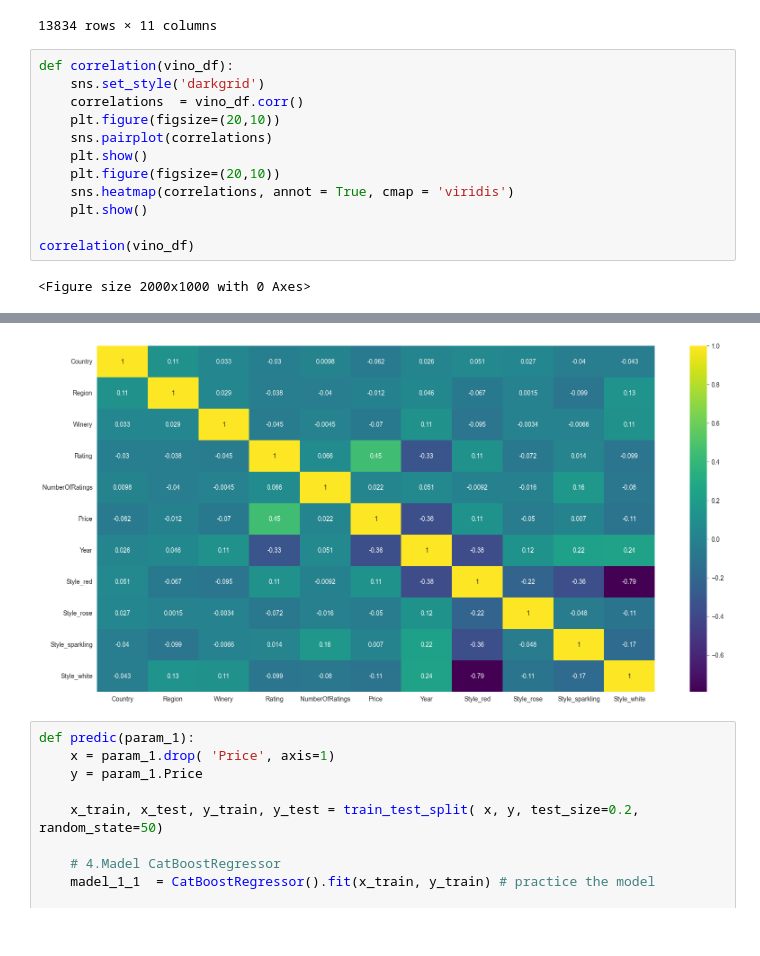
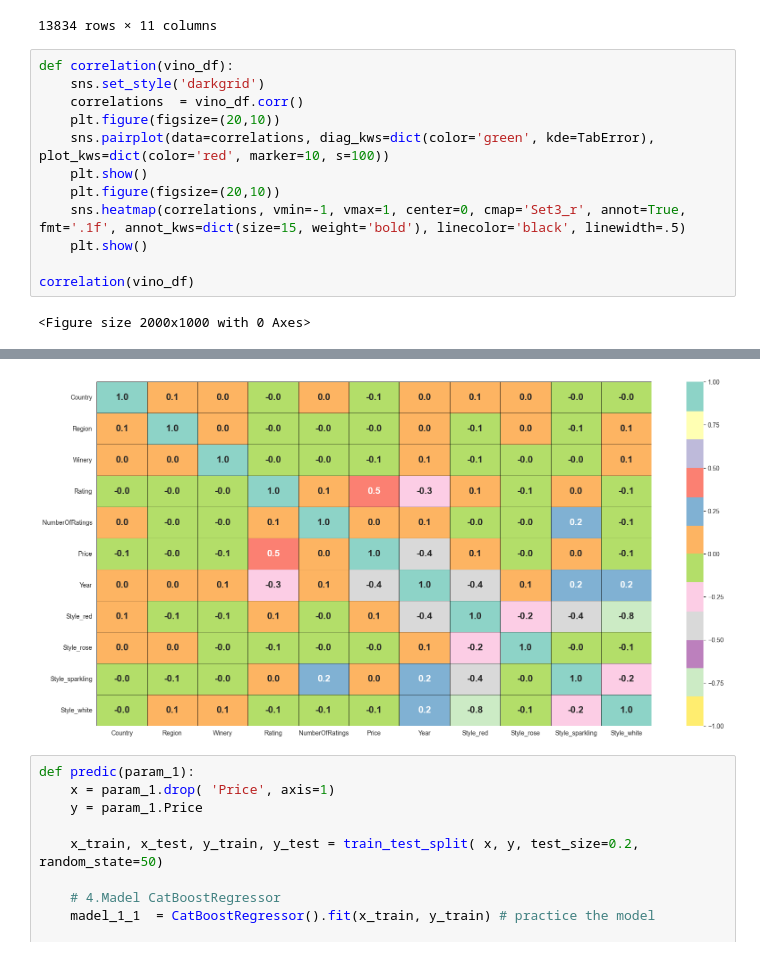
Before and after one commit to abd1bayev/My-Vivino, a Jupyter notebook: my_vivino.ipynb, the cells around one changed output, grey strips where cells are left out. Cells and saved outputs as stored; diff of their text form.

```diff
--- a/my_vivino.ipynb
+++ b/my_vivino.ipynb
@@ -170,10 +170,10 @@ def correlation(vino_df):
     sns.set_style('darkgrid')
     correlations  = vino_df.corr()
     plt.figure(figsize=(20,10))
-    sns.pairplot(correlations)
+    sns.pairplot(data=correlations, diag_kws=dict(color='green', kde=TabError), plot_kws=dict(color='red', marker=10, s=100))
     plt.show()
     plt.figure(figsize=(20,10))
-    sns.heatmap(correlations, annot = True, cmap = 'viridis')
+    sns.heatmap(correlations, vmin=-1, vmax=1, center=0, cmap='Set3_r', annot=True, fmt='.1f', annot_kws=dict(size=15, weight='bold'), linecolor='black', linewidth=.5)
     plt.show()
 
 correlation(vino_df)
@@ -183,4 +183,4 @@ correlation(vino_df)
-[figure, old version]
+[figure, new version]
 # %%
 def predic(param_1):
     x = param_1.drop( 'Price', axis=1)
```
Also changed, not shown: parts of 3 cells of this notebook, 3 other files.
